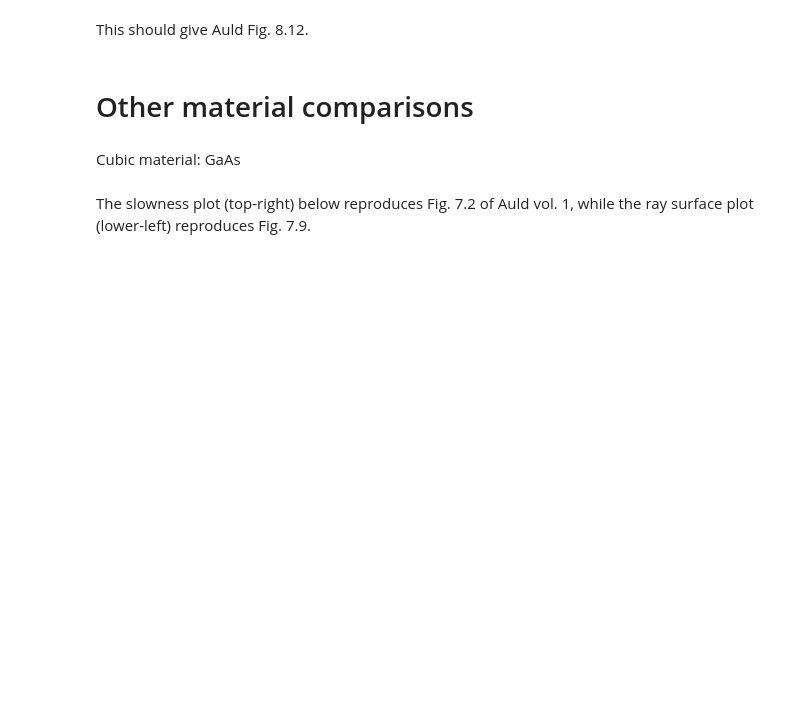
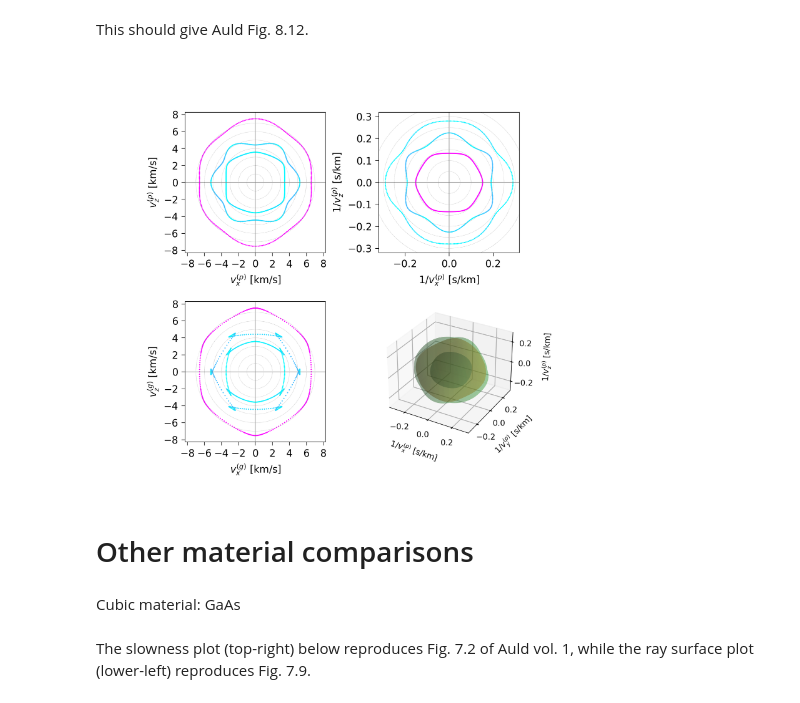
Before and after one commit to michaeljsteel/NumBAT, a Jupyter notebook: examples/bulkprops/bulk_02_linb_crystal_props.ipynb, the cells around one changed output. Cells and saved outputs as stored; diff of their text form; code cells hidden in the pictures; blank space fills up the shorter version.

```diff
--- a/examples/bulkprops/bulk_02_linb_crystal_props.ipynb
+++ b/examples/bulkprops/bulk_02_linb_crystal_props.ipynb
@@ -483,10 +441,12 @@ This should give Auld Fig. 8.12.
 # %%
 mat_LiNbO3_z = mat_LiNbO3.copy()
 mat_LiNbO3_z.set_orientation('z-cut')
 
 mat_LiNbO3_z.enable_piezoelectric_effects()
-imgon = mat_LiNbO3_z.plot_bulk_dispersion("tmp_negxcut_piezo_on", show_poln=False)
+imgon = mat_LiNbO3_z.plot_bulk_dispersion_all("tmp_negxcut_piezo_on", show_poln=False)
 display(Image(imgon, width=500))
+# %% [output]
+[figure, added]
 # %% [markdown]
 # Other material comparisons
 # %% [markdown]
```
Also changed, not shown: parts of 14 cells of this notebook, 3 other files.
